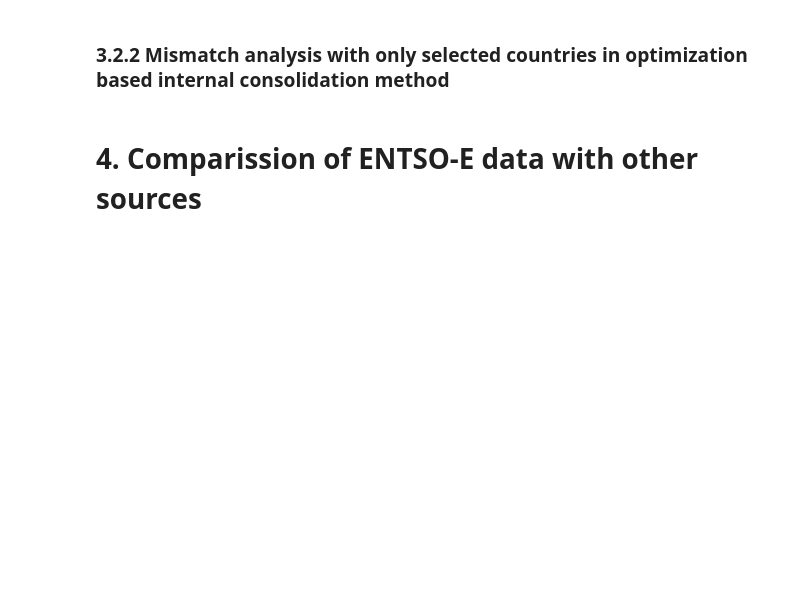
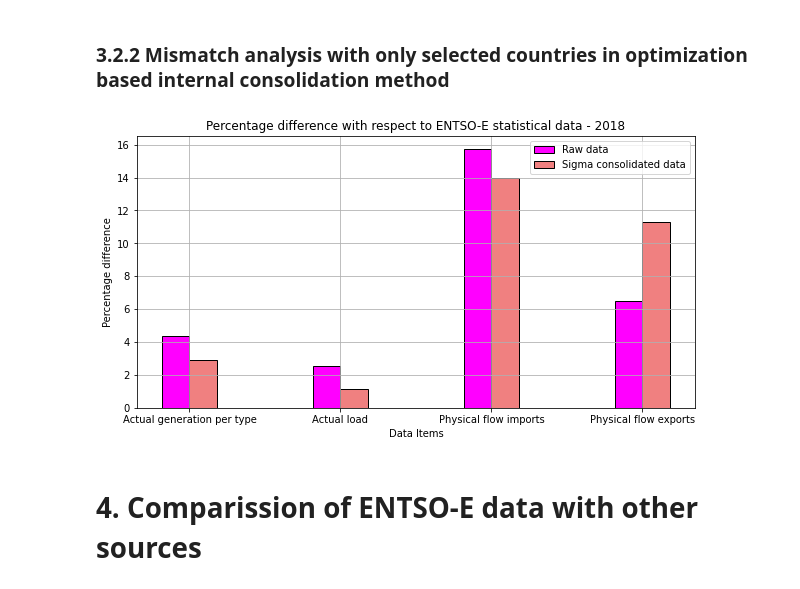
Before and after one commit to lovinduw/Consolidation, a Jupyter notebook: Scripts/main.ipynb, the cells around one changed output. Saved outputs shown, nothing was run; the diff lists cells and outputs as text; code cells hidden in the pictures; blank space fills up the shorter version.

```diff
--- a/Scripts/main.ipynb
+++ b/Scripts/main.ipynb
@@ -213,8 +215,10 @@ ii.mismatch_analysis(mismatch_data, abbr_list)
 # %% [markdown]
 ### 3.2.2 Mismatch analysis with only selected countries in optimization based internal consolidation method
 # %%
-selected_countries = ['AT', 'CZ', 'DK', 'ES', 'FR','IE', 'NL', 'NO', 'PT', 'SI', 'SE', 'CH', 'UK']
+selected_countries = ['AT', 'CZ', 'DK', 'ES', 'FR','IE', 'NL', 'NO', 'PT', 'SI', 'SE', 'CH', 'GB']
 ii.mismatch_analysis(mismatch_data, selected_countries)
+# %% [output]
+[figure, added]
 # %% [markdown]
 # 4. Comparission of ENTSO-E data with other sources
 # %% [markdown]
```
Also changed, not shown: parts of 5 cells of this notebook, 46 other files.
